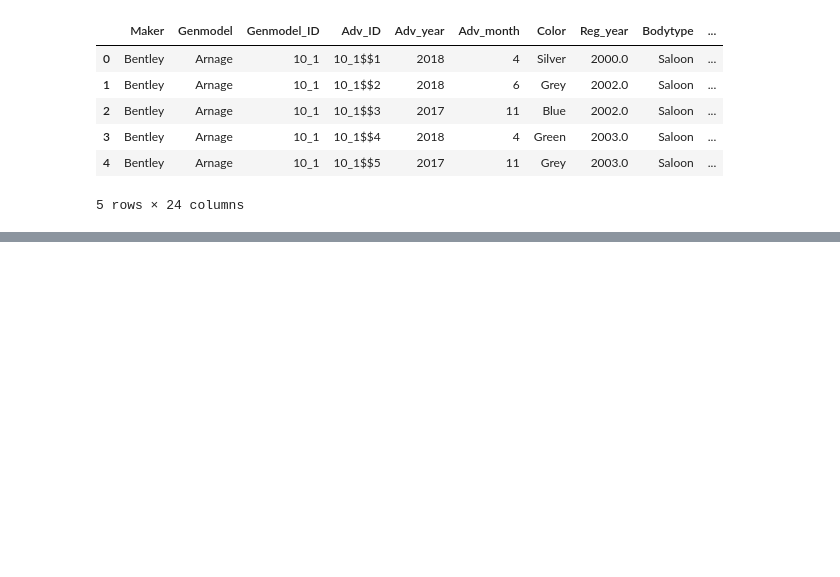
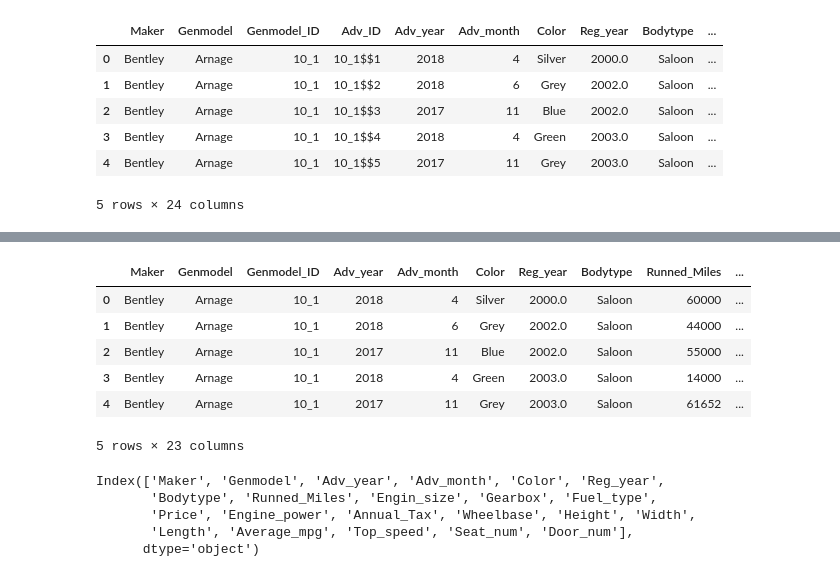
Before and after one commit to albertevieites/cars-uk, a Jupyter notebook: notebooks/01_explore.ipynb, the cells around one changed output, grey strips where cells are left out. Saved outputs shown, nothing was run; the diff lists cells and outputs as text; code cells hidden in the pictures; blank space fills up the shorter version.

```diff
--- a/notebooks/01_explore.ipynb
+++ b/notebooks/01_explore.ipynb
@@ -1,3 +1,4 @@
 # %%
 import pandas as pd
+pd.set_option('display.float_format', lambda x: '%.2f' % x)
 # %%
@@ -33,0 +284,3 @@ df.head()
+# %%
+df_types = pd.read_csv("../data/cleaned_dataset.csv")
+df_types.info()
@@ -33,0 +325,20 @@ df.head()
+# %%
+df_types.head()
+# %% [output]
+|  | Maker | Genmodel | Genmodel_ID | Adv_year | Adv_month | Color | Reg_year | Bodytype | Runned_Miles | ... |
+| 0 | Bentley | Arnage | 10_1 | 2018 | 4 | Silver | 2000.0 | Saloon | 60000 | ... |
+| 1 | Bentley | Arnage | 10_1 | 2018 | 6 | Grey | 2002.0 | Saloon | 44000 | ... |
+| 2 | Bentley | Arnage | 10_1 | 2017 | 11 | Blue | 2002.0 | Saloon | 55000 | ... |
+| 3 | Bentley | Arnage | 10_1 | 2018 | 4 | Green | 2003.0 | Saloon | 14000 | ... |
+| 4 | Bentley | Arnage | 10_1 | 2017 | 11 | Grey | 2003.0 | Saloon | 61652 | ... |
+5 rows × 23 columns
+# %%
+# Drop Genmodel_ID variable
+df_types = df_types.drop(["Genmodel_ID"], axis=1)
+df_types.columns
+# %% [output]
+Index(['Maker', 'Genmodel', 'Adv_year', 'Adv_month', 'Color', 'Reg_year',
+       'Bodytype', 'Runned_Miles', 'Engin_size', 'Gearbox', 'Fuel_type',
+       'Price', 'Engine_power', 'Annual_Tax', 'Wheelbase', 'Height', 'Width',
+       'Length', 'Average_mpg', 'Top_speed', 'Seat_num', 'Door_num'],
+      dtype='object')
```
Also changed, not shown: parts of 49 cells of this notebook, 3 other files.
